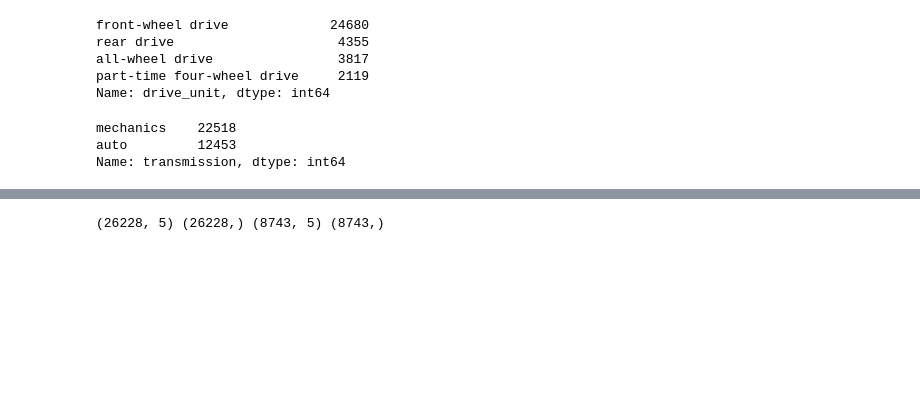
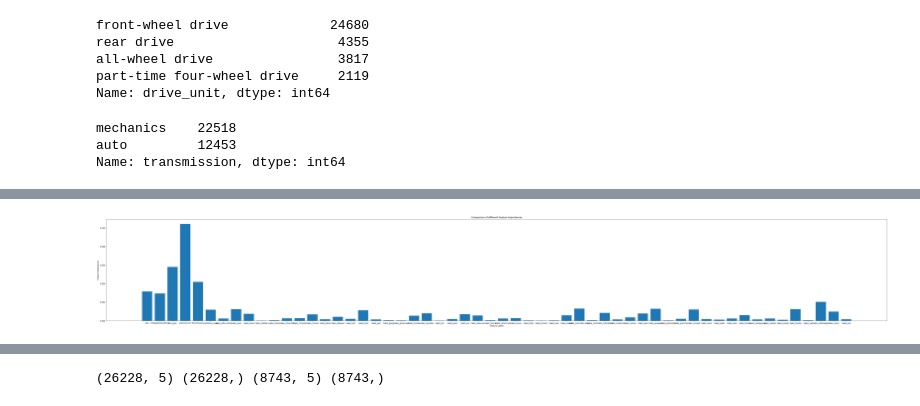
Before and after one commit to smritijain412/car_price-web, a Jupyter notebook: car_price.ipynb, the cells around one changed output, grey strips where cells are left out. Saved outputs shown, nothing was run; the diff lists cells and outputs as text; code cells hidden in the pictures; blank space fills up the shorter version.

```diff
--- a/car_price.ipynb
+++ b/car_price.ipynb
@@ -190 +204,8 @@ Y=data1.iloc[:,[2]]
+# %%
+A=df.copy()
+A.drop(labels=['priceUSD'],axis=1,inplace=True)
+# %%
+B=df.iloc[:,1]
+# %%
+A=pd.get_dummies(A,drop_first=True)
 # %%
@@ -231,0 +227,9 @@ df.corr()
+# %%
+plt.figure(figsize=(75,10))
+plt.bar(A.columns, feature_importance_normalized)
+plt.xlabel('Feature Labels')
+plt.ylabel('Feature Importances')
+plt.title('Comparison of different Feature Importances')
+plt.show()
+# %% [output]
+[figure, added]
```
Also changed, not shown: parts of 37 cells of this notebook.
